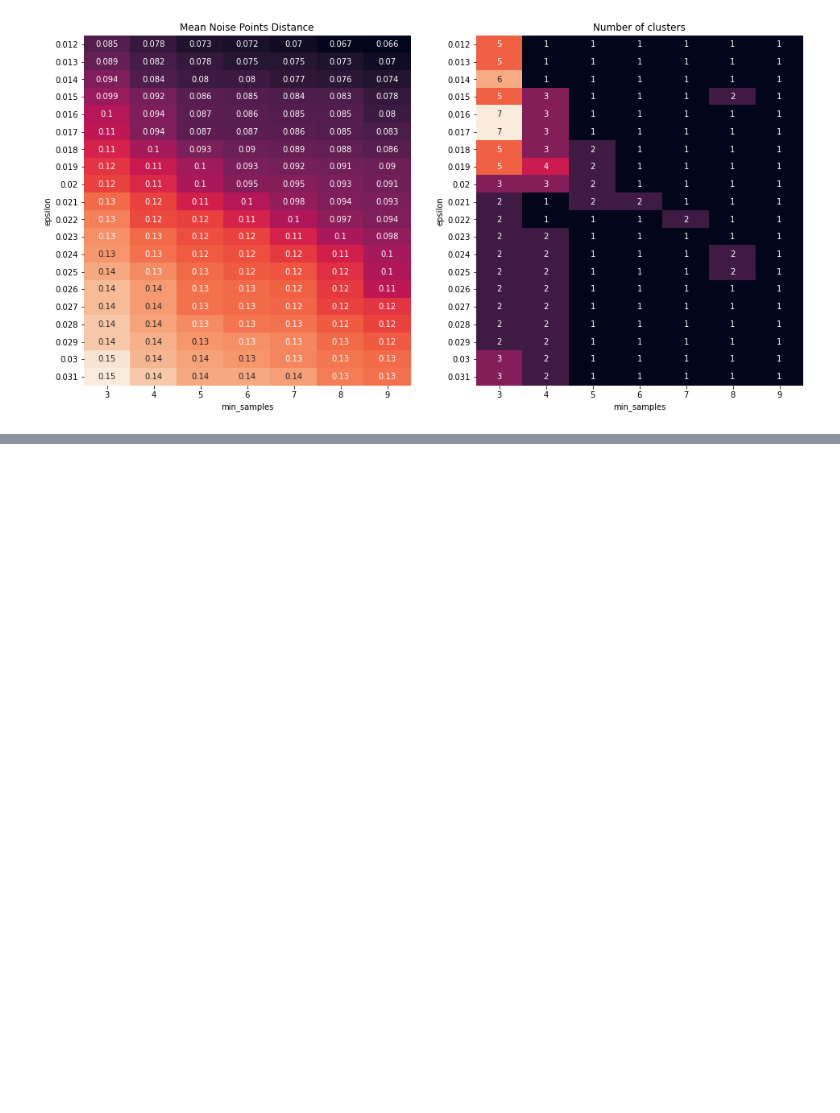
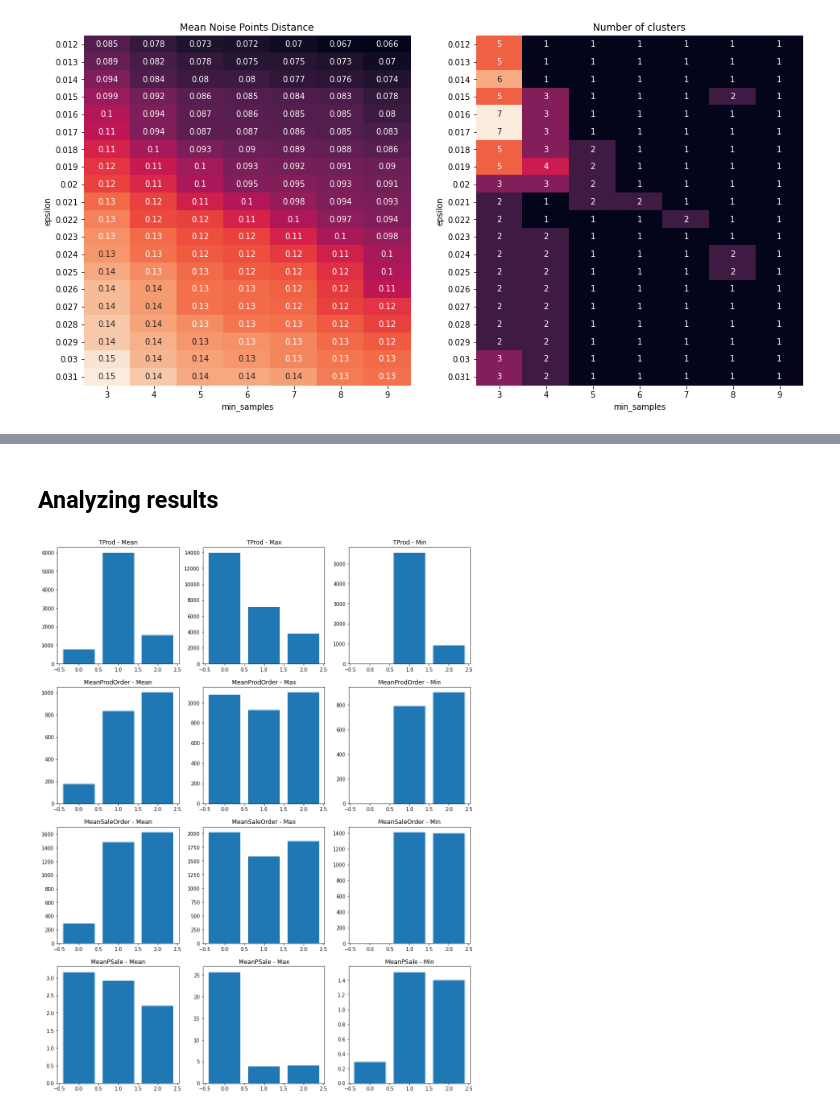
Before and after one commit to AlexPasqua/DM-project, a Jupyter notebook: DBSCAN.ipynb, the cells around one changed output, grey strips where cells are left out. Cells and saved outputs as stored; diff of their text form; code cells hidden in the pictures; blank space fills up the shorter version.

```diff
--- a/DBSCAN.ipynb
+++ b/DBSCAN.ipynb
@@ -249,27 +247,28 @@ plt.show()
+# %% [markdown]
+## Analyzing results
 # %%
-df_norm.drop(df_norm[df_norm['cluster'] == -1].index, inplace=True)
 clust_list = list()
-for i in tqdm(range(len(df_norm['cluster'].unique())), total=len(df_norm['cluster'].unique()) - 1, desc="Creating cluster dataframes"):
-    clust_list.append(df_norm[df_norm['cluster'] == i])
-    #print(i)
+for i in tqdm(range(len(df_norm['cluster'].unique())-1), total=len(df_norm['cluster'].unique())-1, desc="Creating cluster dataframes"):
+    clust_list.append(df_reduct.iloc[list(df_norm[df_norm['cluster'] == i].index)])
 # %%
-attr = list(df_norm.columns)
-attr.remove('cluster')
+attr = list(df_reduct.columns)
 clusters = range(len(clust_list))   # -1 to not consider the noise points
 fig, axs = plt.subplots(len(attr), 3, figsize=(15,20))
 for attr_index in range(len(attr)):
     avg_values = []
     max_values = []
     min_values = []
     for cluster_df in clust_list:
         stats = cluster_df.describe()
         avg_values.append(stats[attr[attr_index]][1])
         max_values.append(stats[attr[attr_index]][7])
         min_values.append(stats[attr[attr_index]][3])
 
     axs[attr_index][0].bar(clusters, avg_values)
     axs[attr_index][0].set_title(f"{attr[attr_index]} - Mean")
     axs[attr_index][1].bar(clusters, max_values)
     axs[attr_index][1].set_title(f"{attr[attr_index]} - Max")
     axs[attr_index][2].bar(clusters, min_values)
     axs[attr_index][2].set_title(f"{attr[attr_index]} - Min")
+# %% [output]
+[figure, added]
```
Also changed, not shown: parts of 3 cells of this notebook.
